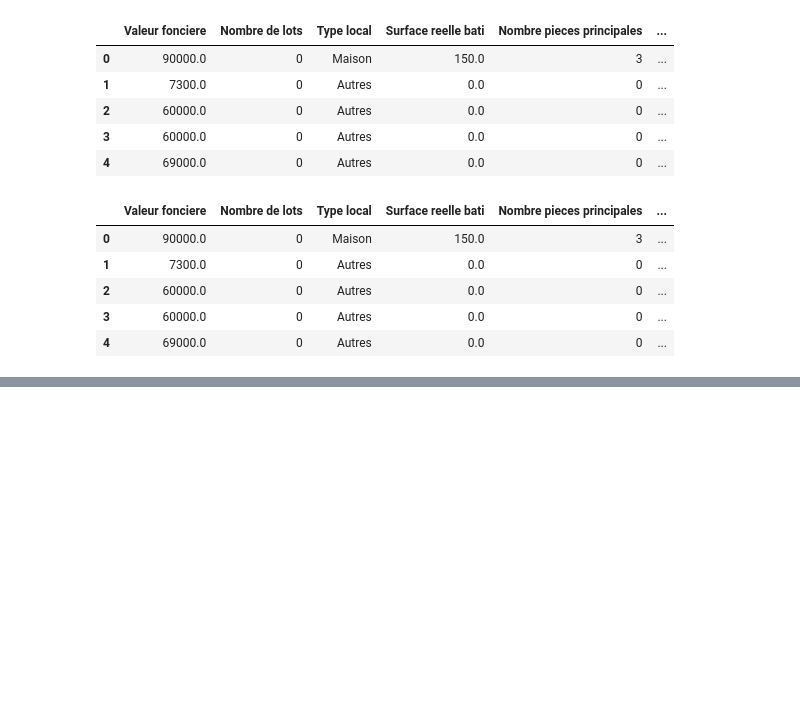
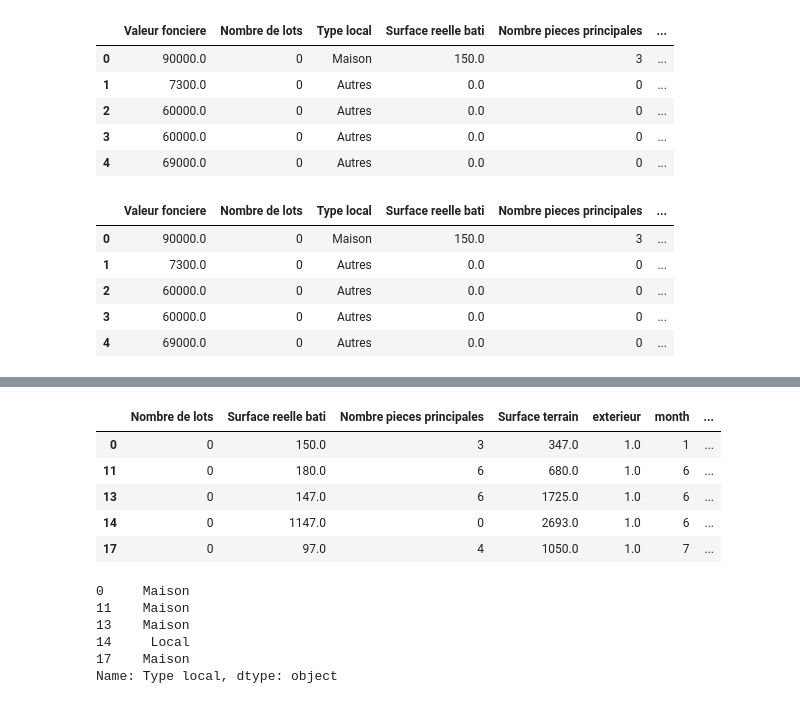
Before and after one commit to cvarrei/MachineLearning_ValeurFoncieres, a Jupyter notebook: Clovis/modelisation_clovis.ipynb, the cells around one changed output, grey strips where cells are left out. Saved outputs shown, nothing was run; the diff lists cells and outputs as text; code cells hidden in the pictures; blank space fills up the shorter version.

```diff
--- a/Clovis/modelisation_clovis.ipynb
+++ b/Clovis/modelisation_clovis.ipynb
@@ -65,0 +87,20 @@ df.head()
+# %%
+X = X.drop(columns=["nom_departement"])
+X.head()
+# %% [output]
+|  | Nombre de lots | Surface reelle bati | Nombre pieces principales | Surface terrain | exterieur | month | ... |
+| 0 | 0 | 150.0 | 3 | 347.0 | 1.0 | 1 | ... |
+| 11 | 0 | 180.0 | 6 | 680.0 | 1.0 | 6 | ... |
+| 13 | 0 | 147.0 | 6 | 1725.0 | 1.0 | 6 | ... |
+| 14 | 0 | 1147.0 | 0 | 2693.0 | 1.0 | 6 | ... |
+| 17 | 0 | 97.0 | 4 | 1050.0 | 1.0 | 7 | ... |
+# %%
+y = df_model.iloc[:,2]
+y.head()
+# %% [output]
+0     Maison
+11    Maison
+13    Maison
+14     Local
+17    Maison
+Name: Type local, dtype: object
```
Also changed, not shown: parts of 39 cells of this notebook.
